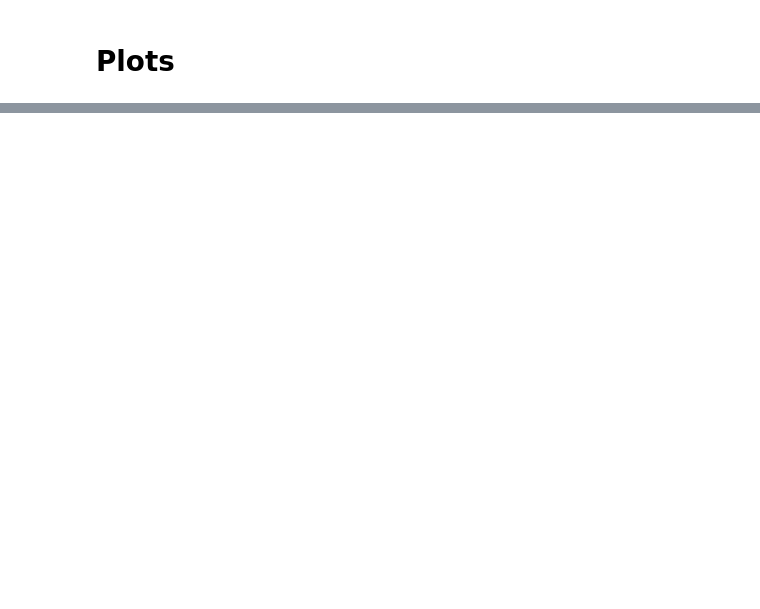
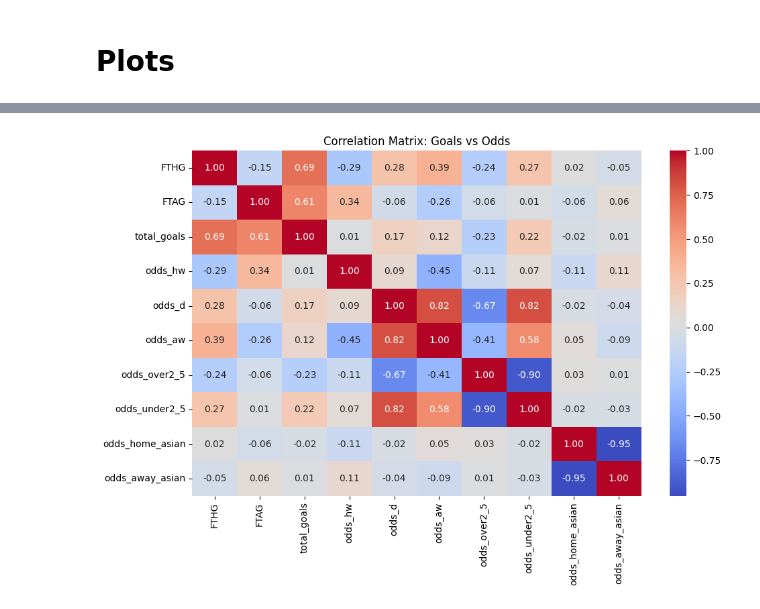
Before and after one commit to gregfu05/Premier_League_Match_Predictor, a Jupyter notebook: ML_project.ipynb, the cells around one changed output, grey strips where cells are left out. Cells and saved outputs as stored; diff of their text form; code cells hidden in the pictures; blank space fills up the shorter version.

Commit message:
graphs done

```diff
--- a/ML_project.ipynb
+++ b/ML_project.ipynb
@@ -783,3 +783,20 @@ db.tail()
 | 2689 | Manchester United | Liverpool | 0 | 3 | A Taylor | 16:00 | 3.720000 | 4.125625 | 1.901875 | 1.462 | ... |
 # %% [markdown]
 # Plots
+# %%
+
+# Create total goals column
+db['TotalGoals'] = db['FTHG'] + db['FTAG']
+
+# Group by referee and compute average total goals
+ref_avg_goals = db.groupby('Referee')['TotalGoals'].mean().sort_values(ascending=False)
+
+# Plot
+plt.figure(figsize=(14, 6))
+ref_avg_goals.plot(kind='bar', color='mediumseagreen')
+plt.title('Average Total Goals per Match by Referee')
+plt.ylabel('Avg Total Goals')
+plt.xlabel('Referee')
+plt.xticks(rotation=90)
+plt.tight_layout()
+plt.show()
@@ -785,0 +848,24 @@ db.tail()
+# %%
+
+# Make sure total_goals exists
+db['total_goals'] = db['FTHG'] + db['FTAG']
+
+# Select relevant columns
+corr_cols = [
+    'FTHG', 'FTAG', 'total_goals',
+    'odds_hw', 'odds_d', 'odds_aw',
+    'odds_over2_5', 'odds_under2_5',
+    'odds_home_asian', 'odds_away_asian'
+]
+
+# Compute correlation matrix
+corr_matrix = db[corr_cols].corr()
+
+# Plot heatmap
+plt.figure(figsize=(10, 7))
+sns.heatmap(corr_matrix, annot=True, cmap='coolwarm', fmt=".2f")
+plt.title('Correlation Matrix: Goals vs Odds')
+plt.tight_layout()
+plt.show()
+# %% [output]
+[figure, added]
```
Also changed, not shown: parts of 13 cells of this notebook.
